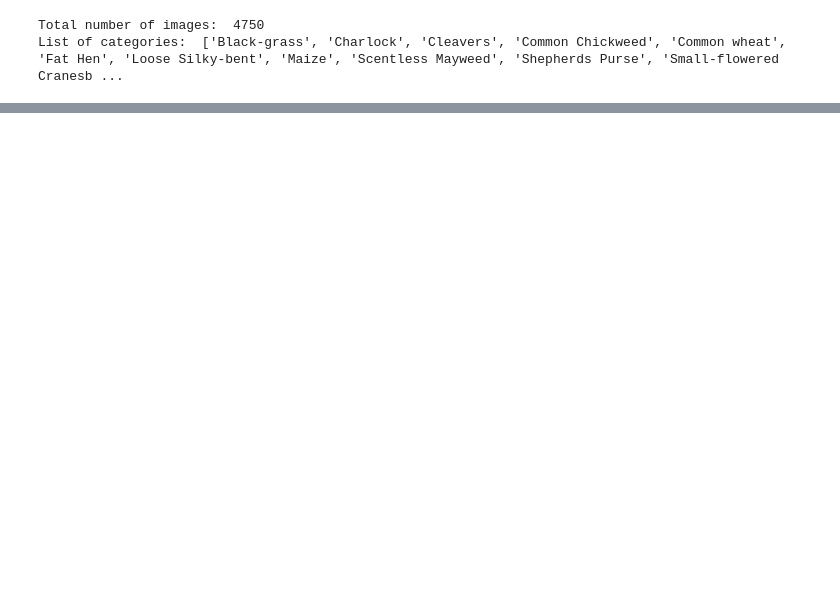
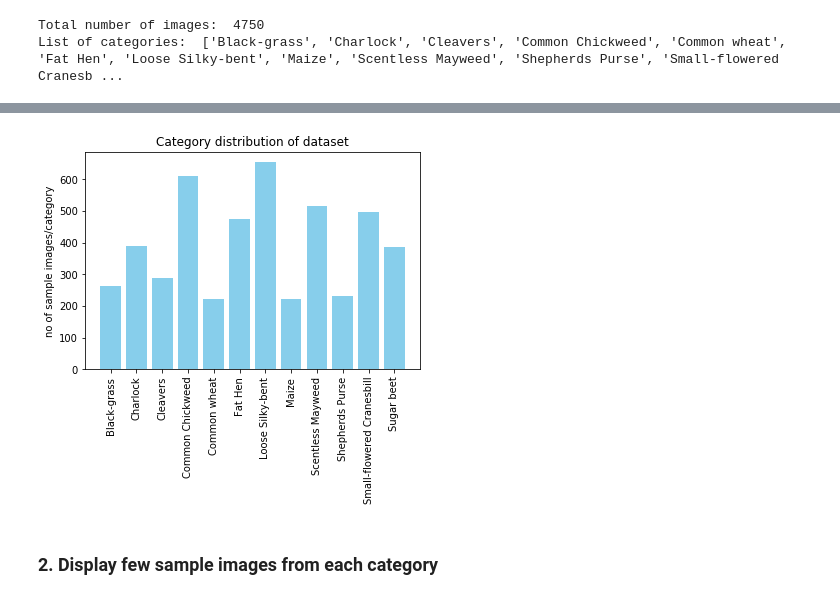
Before and after one commit to divya-nk/kaggle, a Jupyter notebook: plant-seedlings/seedlings.ipynb, the cells around one changed output, grey strips where cells are left out. Drawn from its saved outputs; the diff is of its cells as text; code cells hidden in the pictures; blank space fills up the shorter version.

Commit message:
data viz

```diff
--- a/plant-seedlings/seedlings.ipynb
+++ b/plant-seedlings/seedlings.ipynb
@@ -29,0 +34,21 @@ List of categories:  ['Black-grass', 'Charlock', 'Cleavers', 'Common Chickweed',
+# %%
+import matplotlib.pyplot as plt
+'''
+Function for displaying categorical data distribution to check if dataset is balanced
+TODO: data augmentation if dataset is unbalanced
+'''
+category_count = np.sum(y_targets, axis = 0) # count of each class
+def categorical_dist_graph(categories, count):
+    fig, ax = plt.subplots()
+    ax.bar(np.arange(len(categories)), count, color ='skyblue')
+    ax.set_ylabel('no of sample images/category')
+    ax.set_xticks(np.arange(len(categories)))
+    ax.set_xticklabels(categories, rotation = 'vertical')
+    ax.set_title('Category distribution of dataset')
+    plt.show()
+
+categorical_dist_graph(categories, category_count)
+# %% [output]
+[figure, added]
+# %% [markdown]
+### 2. Display few sample images from each category
```
Also changed, not shown: parts of 12 cells of this notebook.
